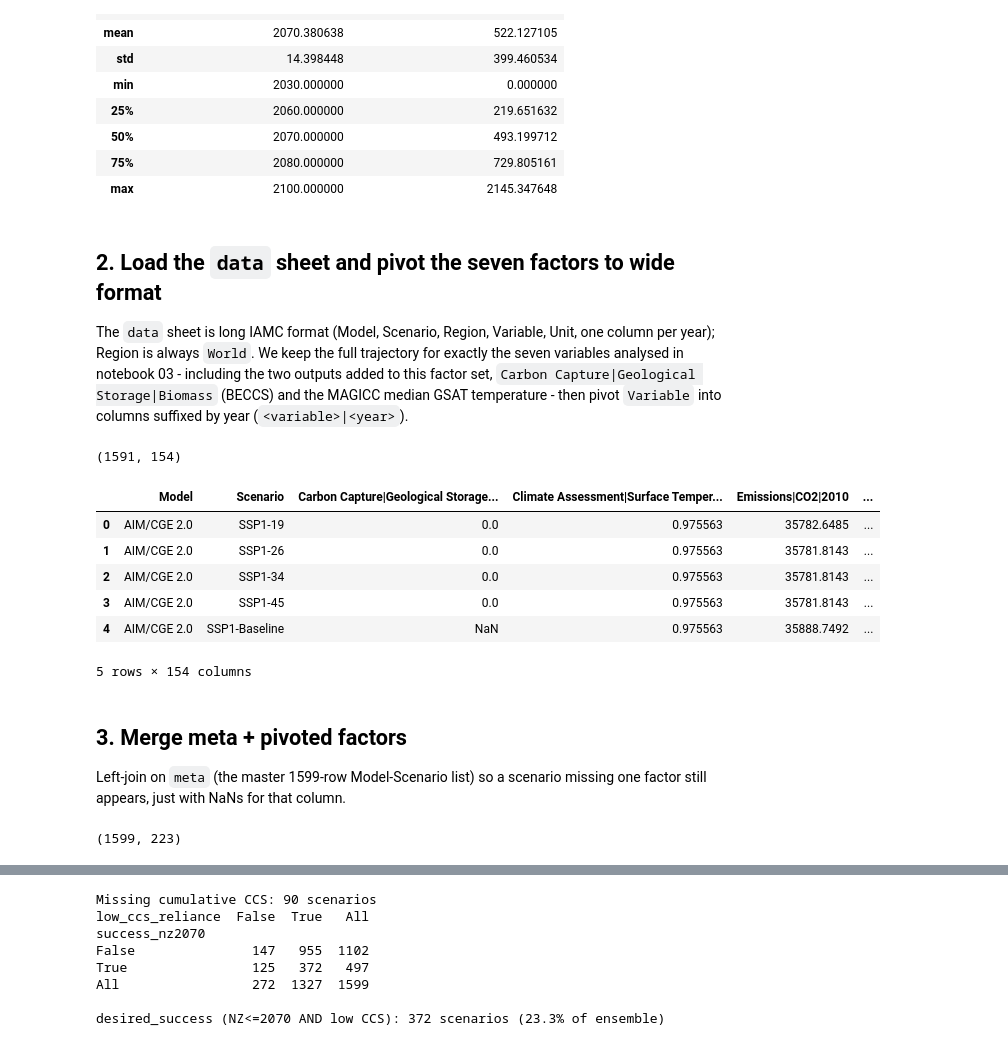
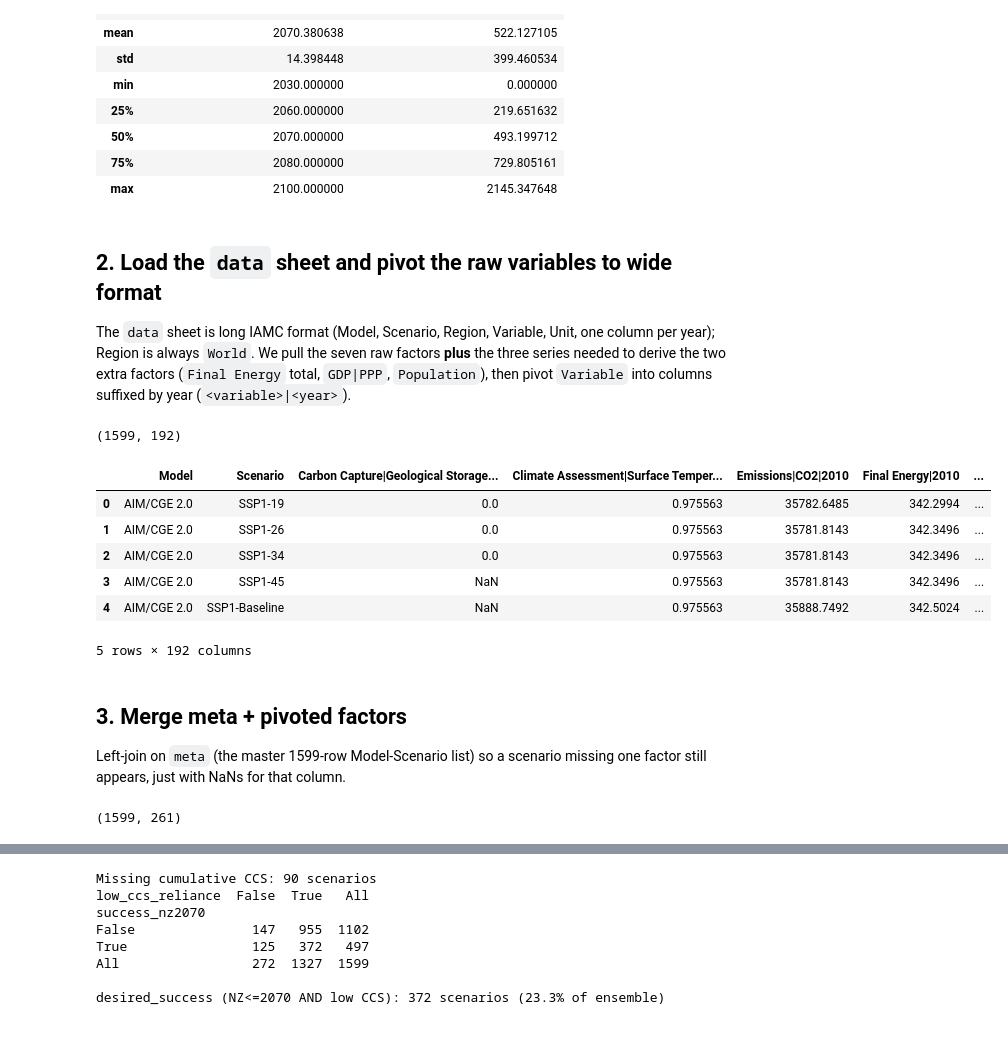
Before and after one commit to lujakockritz/summer_robust_decision_making, a Jupyter notebook: script/antoine_folder/01_build_dataset.ipynb, the cells around one changed output, grey strips where cells are left out. Saved outputs shown, nothing was run; the diff lists cells and outputs as text; code cells hidden in the pictures.

```diff
--- a/script/antoine_folder/01_build_dataset.ipynb
+++ b/script/antoine_folder/01_build_dataset.ipynb
@@ -45,48 +47,50 @@ meta[[NZ_COL, CCS_COL]].describe()
 | 75% | 2080.000000 | 729.805161 |
 | max | 2100.000000 | 2145.347648 |
 # %% [markdown]
-## 2. Load the `data` sheet and pivot the seven factors to wide format
+## 2. Load the `data` sheet and pivot the raw variables to wide format
 
 The `data` sheet is long IAMC format (Model, Scenario, Region, Variable, Unit, one column per year);
-Region is always `World`. We keep the full trajectory for exactly the seven variables analysed in
-notebook 03 - including the two outputs added to this factor set,
-`Carbon Capture|Geological Storage|Biomass` (BECCS) and the MAGICC median GSAT temperature - then
-pivot `Variable` into columns suffixed by year (`<variable>|<year>`).
+Region is always `World`. We pull the seven raw factors **plus** the three series needed to derive
+the two extra factors (`Final Energy` total, `GDP|PPP`, `Population`), then pivot `Variable` into
+columns suffixed by year (`<variable>|<year>`).
 # %%
-FACTORS = [
+RAW_VARS = [
     "Emissions|CO2",
     "Primary Energy|Fossil",
     "Primary Energy|Biomass",
-    "Primary Energy",
     "Primary Energy|Non-Biomass Renewables",
-    "Carbon Capture|Geological Storage",
+    "Carbon Capture|Geological Storage|Biomass",
     "Final Energy|Electricity",
+    "Final Energy",          # denominator for the electrification share
+    "GDP|PPP",               # numerator for GDP per capita
+    "Population",            # denominator for GDP per capita
     "Climate Assessment|Surface Temperature (GSAT)|Median [MAGICCv7.5.3]",
+    "Gross Emissions|CO2|AFOLU",
 ]
 
 data_long = pd.read_excel(XLSX_PATH, sheet_name="data", engine=ENGINE)
 assert data_long["Region"].unique().tolist() == ["World"]
 
-missing = set(FACTORS) - set(data_long["Variable"].unique())
+missing = set(RAW_VARS) - set(data_long["Variable"].unique())
 assert not missing, f"Variables not found in data sheet: {missing}"
 
-filtered = data_long[data_long["Variable"].isin(FACTORS)].copy()
+filtered = data_long[data_long["Variable"].isin(RAW_VARS)].copy()
 year_cols = [c for c in filtered.columns if c.isdigit()]
 
 wide = filtered.set_index(["Model", "Scenario", "Variable"])[year_cols].unstack("Variable")
 wide.columns = [f"{var}|{year}" for year, var in wide.columns]
 wide = wide.reset_index()
 print(wide.shape)
 wide.head()
 # %% [output]
-(1591, 154)
+(1599, 192)
-|  | Model | Scenario | Carbon Capture|Geological Storage... | Climate Assessment|Surface Temper... | Emissions|CO2|2010 | ... |
-| 0 | AIM/CGE 2.0 | SSP1-19 | 0.0 | 0.975563 | 35782.6485 | ... |
-| 1 | AIM/CGE 2.0 | SSP1-26 | 0.0 | 0.975563 | 35781.8143 | ... |
-| 2 | AIM/CGE 2.0 | SSP1-34 | 0.0 | 0.975563 | 35781.8143 | ... |
-| 3 | AIM/CGE 2.0 | SSP1-45 | 0.0 | 0.975563 | 35781.8143 | ... |
-| 4 | AIM/CGE 2.0 | SSP1-Baseline | NaN | 0.975563 | 35888.7492 | ... |
+|  | Model | Scenario | Carbon Capture|Geological Storage... | Climate Assessment|Surface Temper... | Emissions|CO2|2010 | Final Energy|2010 | ... |
+| 0 | AIM/CGE 2.0 | SSP1-19 | 0.0 | 0.975563 | 35782.6485 | 342.2994 | ... |
+| 1 | AIM/CGE 2.0 | SSP1-26 | 0.0 | 0.975563 | 35781.8143 | 342.3496 | ... |
+| 2 | AIM/CGE 2.0 | SSP1-34 | 0.0 | 0.975563 | 35781.8143 | 342.3496 | ... |
+| 3 | AIM/CGE 2.0 | SSP1-45 | NaN | 0.975563 | 35781.8143 | 342.3496 | ... |
+| 4 | AIM/CGE 2.0 | SSP1-Baseline | NaN | 0.975563 | 35888.7492 | 342.5024 | ... |
-5 rows × 154 columns
+5 rows × 192 columns
 # %% [markdown]
 ## 3. Merge meta + pivoted factors
 
@@ -96,4 +100,4 @@ appears, just with NaNs for that column.
 merged = meta.merge(wide, on=["Model", "Scenario"], how="left", validate="one_to_one")
 print(merged.shape)
 # %% [output]
-(1599, 223)
+(1599, 261)
```
Also changed, not shown: parts of 8 cells of this notebook, 3 other files.
